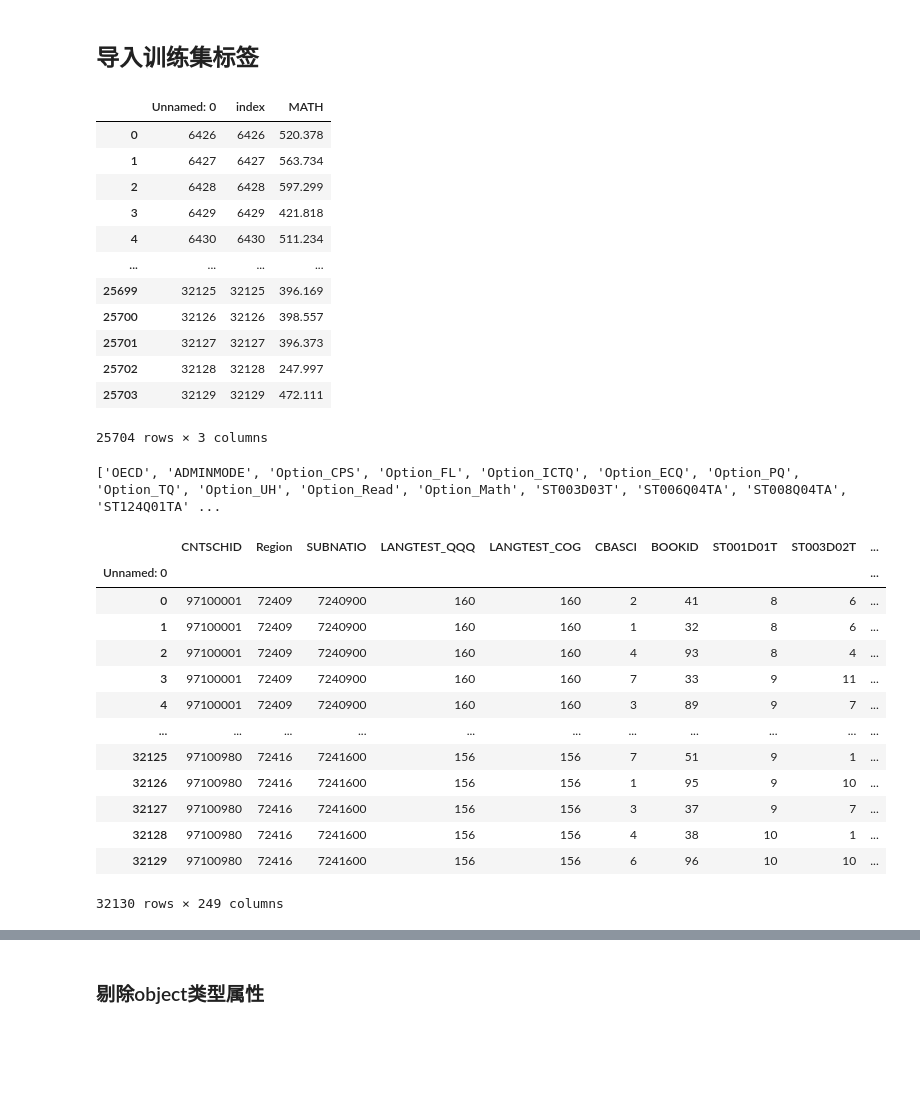
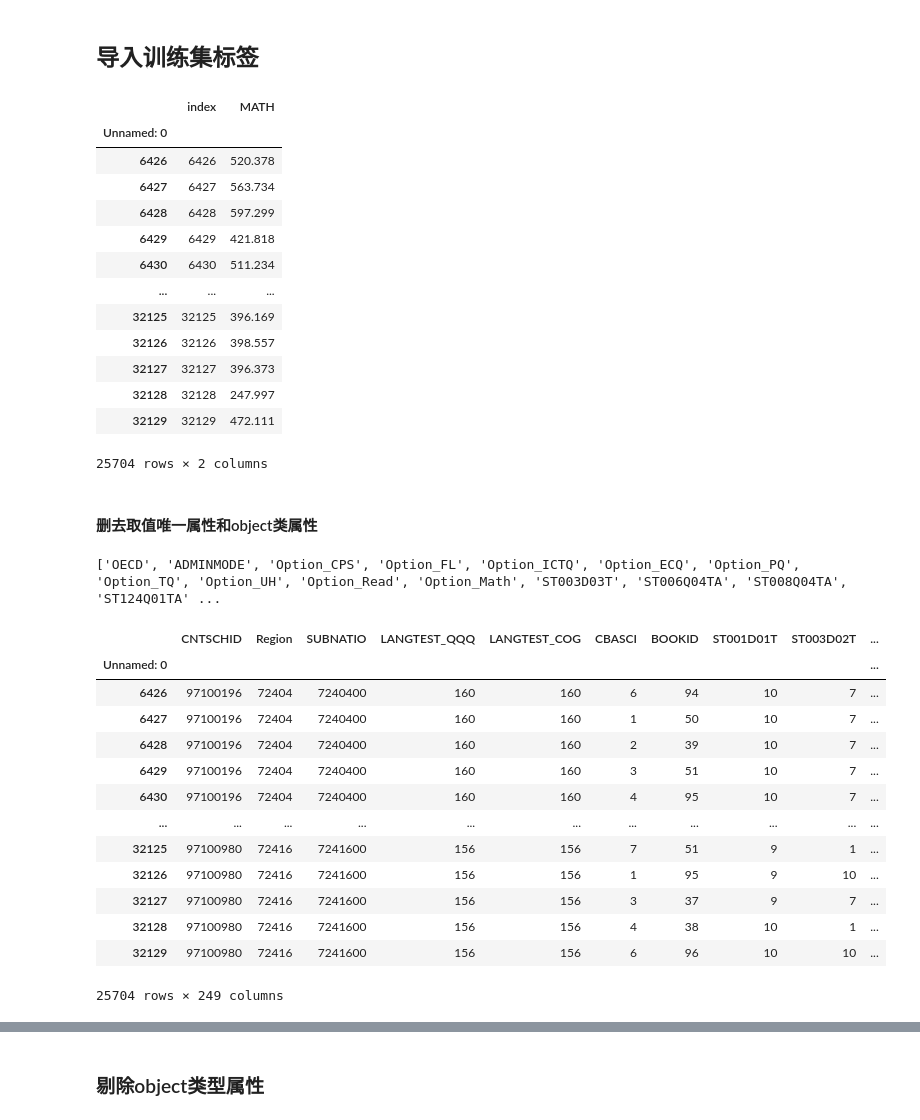
Before and after one commit to Umbreller-F/data-analysis-and-practice-3, a Jupyter notebook: exp4.ipynb, the cells around one changed output, grey strips where cells are left out. Drawn from its saved outputs; the diff is of its cells as text; code cells hidden in the pictures; blank space fills up the shorter version.

```diff
--- a/exp4.ipynb
+++ b/exp4.ipynb
@@ -246,21 +246,25 @@ average accuracy: 0.999906629318394
 # %%
 labels = pd.read_csv('label_train.csv', header=0, encoding="utf-8", low_memory=False)
 # labels.set_index('Unnamed: 0', inplace=True)
+labels.set_index('Unnamed: 0', inplace=True)
 labels
 # %% [output]
-|  | Unnamed: 0 | index | MATH |
-| 0 | 6426 | 6426 | 520.378 |
-| 1 | 6427 | 6427 | 563.734 |
-| 2 | 6428 | 6428 | 597.299 |
-| 3 | 6429 | 6429 | 421.818 |
-| 4 | 6430 | 6430 | 511.234 |
-| ... | ... | ... | ... |
-| 25699 | 32125 | 32125 | 396.169 |
-| 25700 | 32126 | 32126 | 398.557 |
-| 25701 | 32127 | 32127 | 396.373 |
-| 25702 | 32128 | 32128 | 247.997 |
-| 25703 | 32129 | 32129 | 472.111 |
+|  | index | MATH |
+| Unnamed: 0 |  |  |
+| 6426 | 6426 | 520.378 |
+| 6427 | 6427 | 563.734 |
+| 6428 | 6428 | 597.299 |
+| 6429 | 6429 | 421.818 |
+| 6430 | 6430 | 511.234 |
+| ... | ... | ... |
+| 32125 | 32125 | 396.169 |
+| 32126 | 32126 | 398.557 |
+| 32127 | 32127 | 396.373 |
+| 32128 | 32128 | 247.997 |
+| 32129 | 32129 | 472.111 |
-25704 rows × 3 columns
+25704 rows × 2 columns
+# %% [markdown]
+#### 删去取值唯一属性和object类属性
 # %%
 df = pd.read_csv('pica2015.csv', header=0, encoding="utf-8", low_memory=False)
 df.set_index('Unnamed: 0', inplace=True)
@@ -275,20 +279,21 @@ datatype = datatype[datatype=='object']
 df = df.drop(list(datatype.index), axis=1)
 # df.shape
 # df.head()
+df = df.loc[6426:,:]
 df
 # %% [output]
 ['OECD', 'ADMINMODE', 'Option_CPS', 'Option_FL', 'Option_ICTQ', 'Option_ECQ', 'Option_PQ', 'Option_TQ', 'Option_UH', 'Option_Read', 'Option_Math', 'ST003D03T', 'ST006Q04TA', 'ST008Q04TA', 'ST124Q01TA' ...
 |  | CNTSCHID | Region | SUBNATIO | LANGTEST_QQQ | LANGTEST_COG | CBASCI | BOOKID | ST001D01T | ST003D02T | ... |
 | Unnamed: 0 |  |  |  |  |  |  |  |  |  | ... |
-| 0 | 97100001 | 72409 | 7240900 | 160 | 160 | 2 | 41 | 8 | 6 | ... |
-| 1 | 97100001 | 72409 | 7240900 | 160 | 160 | 1 | 32 | 8 | 6 | ... |
-| 2 | 97100001 | 72409 | 7240900 | 160 | 160 | 4 | 93 | 8 | 4 | ... |
-| 3 | 97100001 | 72409 | 7240900 | 160 | 160 | 7 | 33 | 9 | 11 | ... |
-| 4 | 97100001 | 72409 | 7240900 | 160 | 160 | 3 | 89 | 9 | 7 | ... |
+| 6426 | 97100196 | 72404 | 7240400 | 160 | 160 | 6 | 94 | 10 | 7 | ... |
+| 6427 | 97100196 | 72404 | 7240400 | 160 | 160 | 1 | 50 | 10 | 7 | ... |
+| 6428 | 97100196 | 72404 | 7240400 | 160 | 160 | 2 | 39 | 10 | 7 | ... |
+| 6429 | 97100196 | 72404 | 7240400 | 160 | 160 | 3 | 51 | 10 | 7 | ... |
+| 6430 | 97100196 | 72404 | 7240400 | 160 | 160 | 4 | 95 | 10 | 7 | ... |
 | ... | ... | ... | ... | ... | ... | ... | ... | ... | ... | ... |
 | 32125 | 97100980 | 72416 | 7241600 | 156 | 156 | 7 | 51 | 9 | 1 | ... |
 | 32126 | 97100980 | 72416 | 7241600 | 156 | 156 | 1 | 95 | 9 | 10 | ... |
 | 32127 | 97100980 | 72416 | 7241600 | 156 | 156 | 3 | 37 | 9 | 7 | ... |
 | 32128 | 97100980 | 72416 | 7241600 | 156 | 156 | 4 | 38 | 10 | 1 | ... |
 | 32129 | 97100980 | 72416 | 7241600 | 156 | 156 | 6 | 96 | 10 | 10 | ... |
-32130 rows × 249 columns
+25704 rows × 249 columns
```
Also changed, not shown: parts of 2 cells of this notebook.
